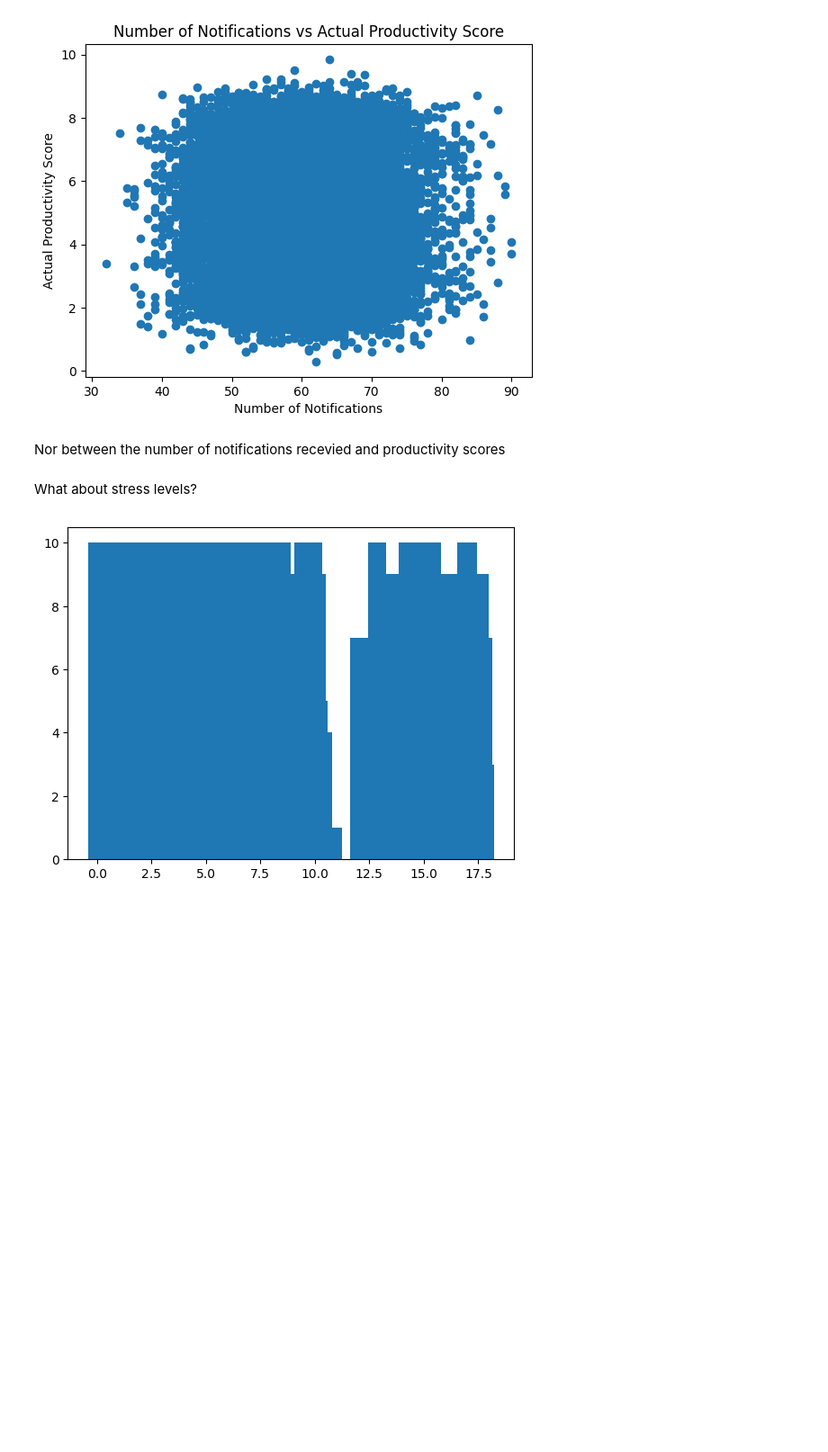
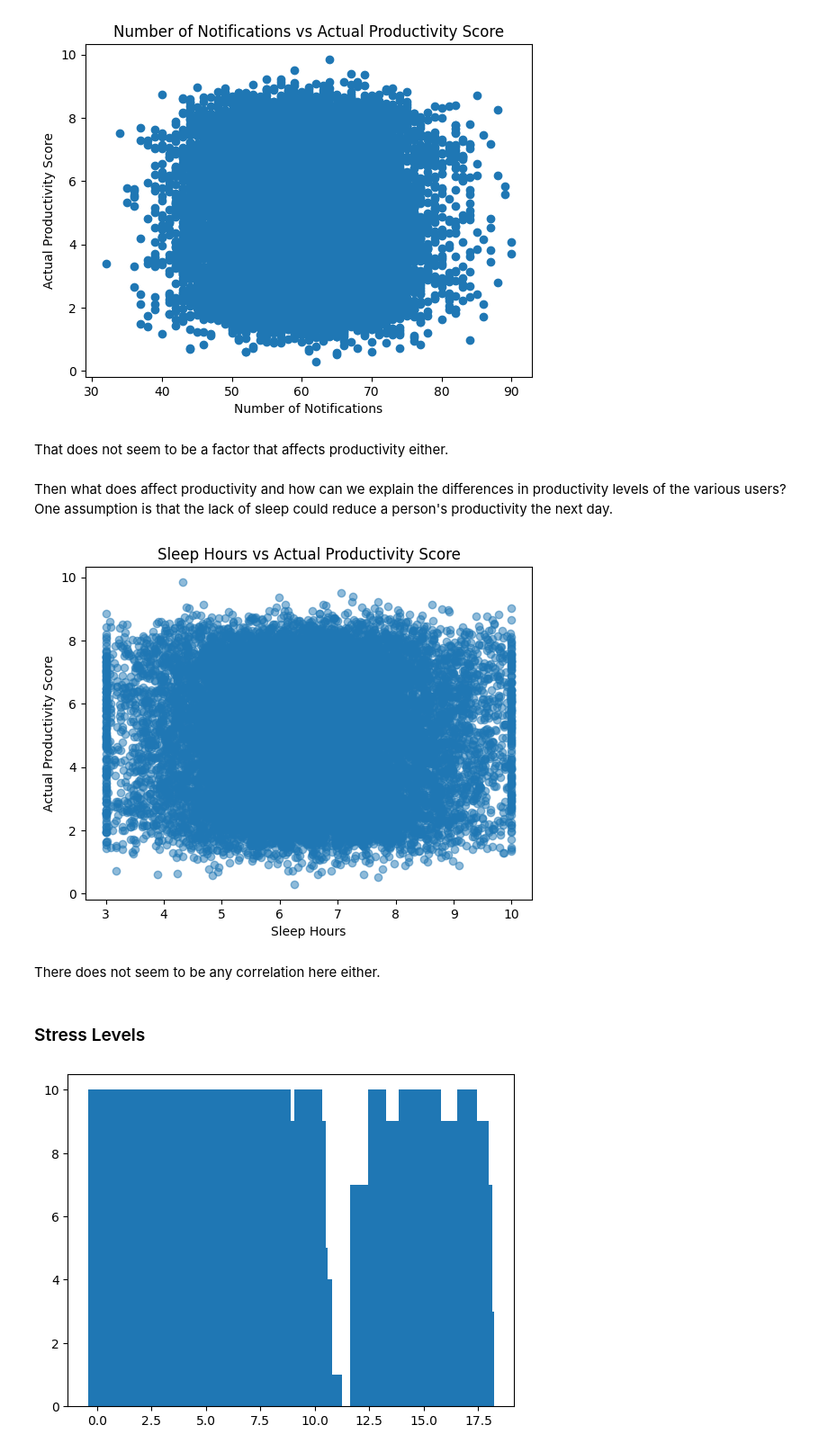
Before and after one commit to HusseinKasim/A-Data-Driven-Study-on-Social-Media-Usage-and-its-Effects-on-Users, a Jupyter notebook: Social_Media_Study.ipynb, the cells around one changed output. Shown at 90% size. Cells and saved outputs as stored; diff of their text form; code cells hidden in the pictures; blank space fills up the shorter version.

```diff
--- a/Social_Media_Study.ipynb
+++ b/Social_Media_Study.ipynb
@@ -295,9 +337,21 @@ plt.show()
 # %% [output]
 [figure]
 # %% [markdown]
-Nor between the number of notifications recevied and productivity scores
+That does not seem to be a factor that affects productivity either.
+# %% [markdown]
+Then what does affect productivity and how can we explain the differences in productivity levels of the various users? One assumption is that the lack of sleep could reduce a person's productivity the next day.
+# %%
+plt.scatter(df['sleep_hours'], df['actual_productivity_score'], alpha=0.5)
+plt.xlabel("Sleep Hours")
+plt.ylabel("Actual Productivity Score")
+plt.title("Sleep Hours vs Actual Productivity Score")
+plt.show()
+# %% [output]
+[figure, added]
+# %% [markdown]
+There does not seem to be any correlation here either.
 # %% [markdown]
-What about stress levels?
+### Stress Levels
 # %%
 plt.bar(df['daily_social_media_time'], df['stress_level'])
 #plt.xlabel("Number of Notifications")
```
Also changed, not shown: parts of 22 cells of this notebook.
